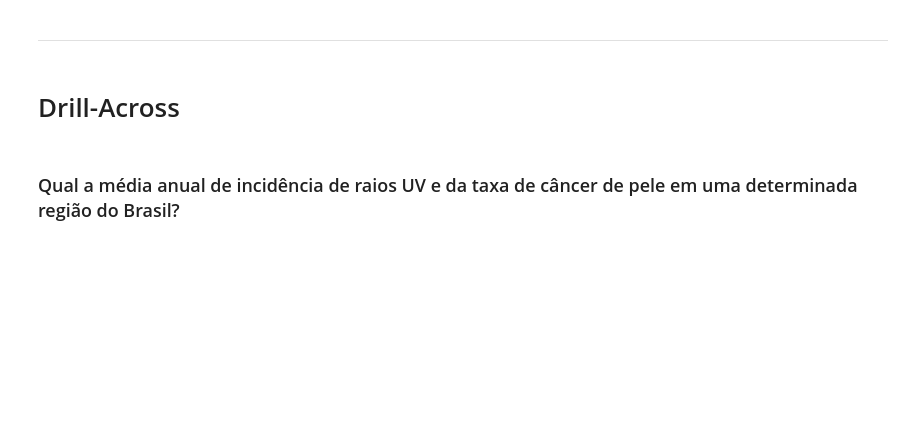
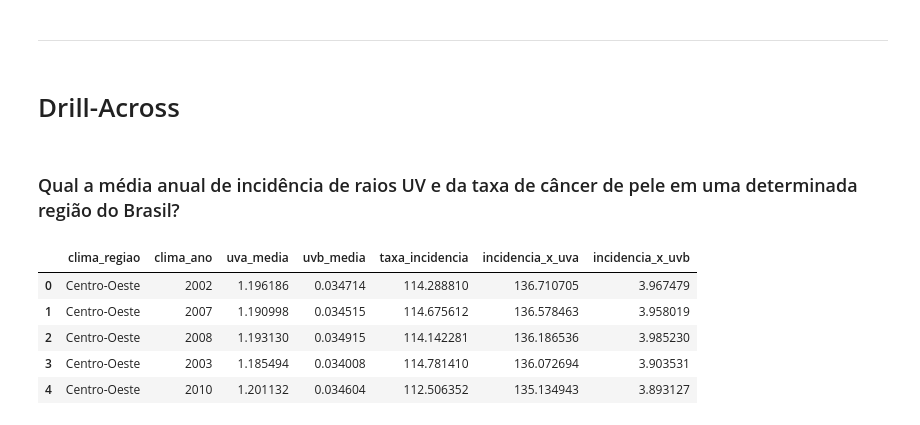
Before and after one commit to rodrigorcz/cancer-climate-dw, a Jupyter notebook: consultas.ipynb, the cells around one changed output. Saved outputs shown, nothing was run; the diff lists cells and outputs as text; code cells hidden in the pictures; blank space fills up the shorter version.

```diff
--- a/consultas.ipynb
+++ b/consultas.ipynb
@@ -385,0 +321,67 @@ df.head()
+# %%
+
+query = f"""
+
+WITH clima AS (
+SELECT
+    b.clima_regiao,
+    a.clima_ano,
+    AVG(CAST(f_clima.radiacao_uva AS DECIMAL)) AS UVA_media,
+    AVG(CAST(f_clima.radiacao_uvb AS DECIMAL)) AS UVB_media
+FROM
+    fato_clima f_clima
+JOIN
+    vw_dia a ON f_clima.data_pk = a.data_pk
+JOIN
+    vw_cidade b ON b.localidade_pk = f_clima.localidade_pk
+GROUP BY
+    b.clima_regiao,
+    a.clima_ano
+),
+cancer AS (
+SELECT
+    e.cancer_regiao,
+    a.cancer_ano,
+    AVG(CAST(f_cancer.incidencia_cancer AS FLOAT)) AS taxa_incidencia
+FROM
+    fato_cancer f_cancer
+JOIN
+    vw_estado e ON e.estado_pk = f_cancer.estado_pk
+JOIN
+    dim_metrica m ON m.metrica_pk = f_cancer.metrica_pk
+JOIN
+    vw_ano a ON a.ano_pk = f_cancer.ano_pk
+WHERE
+    m.tipo_metrica LIKE 'Taxa'
+GROUP BY
+    e.cancer_regiao,
+    a.cancer_ano
+)
+
+SELECT
+    clima.clima_regiao,
+    clima.clima_ano,
+    clima.UVA_media,
+    clima.UVB_media,
+    cancer.taxa_incidencia,
+    (clima.UVA_media * cancer.taxa_incidencia) AS incidencia_x_UVA,
+    (clima.UVB_media * cancer.taxa_incidencia) AS incidencia_x_UVB
+FROM
+    clima
+JOIN
+    cancer ON clima.clima_regiao = cancer.cancer_regiao AND clima.clima_ano = cancer.cancer_ano
+ORDER BY
+    incidencia_x_UVA DESC,
+    incidencia_x_UVB DESC;
+"""
+
+
+df = pd.read_sql(query, engine)
+df.head()
+# %% [output]
+|  | clima_regiao | clima_ano | uva_media | uvb_media | taxa_incidencia | incidencia_x_uva | incidencia_x_uvb |
+| 0 | Centro-Oeste | 2002 | 1.196186 | 0.034714 | 114.288810 | 136.710705 | 3.967479 |
+| 1 | Centro-Oeste | 2007 | 1.190998 | 0.034515 | 114.675612 | 136.578463 | 3.958019 |
+| 2 | Centro-Oeste | 2008 | 1.193130 | 0.034915 | 114.142281 | 136.186536 | 3.985230 |
+| 3 | Centro-Oeste | 2003 | 1.185494 | 0.034008 | 114.781410 | 136.072694 | 3.903531 |
+| 4 | Centro-Oeste | 2010 | 1.201132 | 0.034604 | 112.506352 | 135.134943 | 3.893127 |
```
Also changed, not shown: parts of 11 cells of this notebook.
